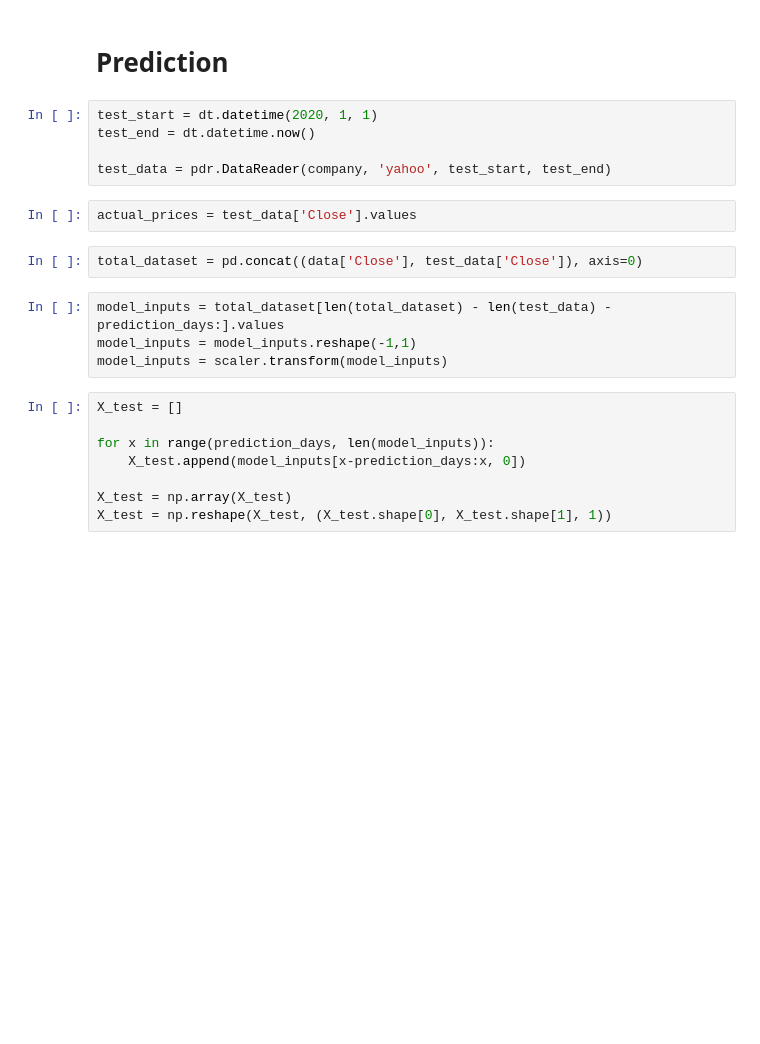
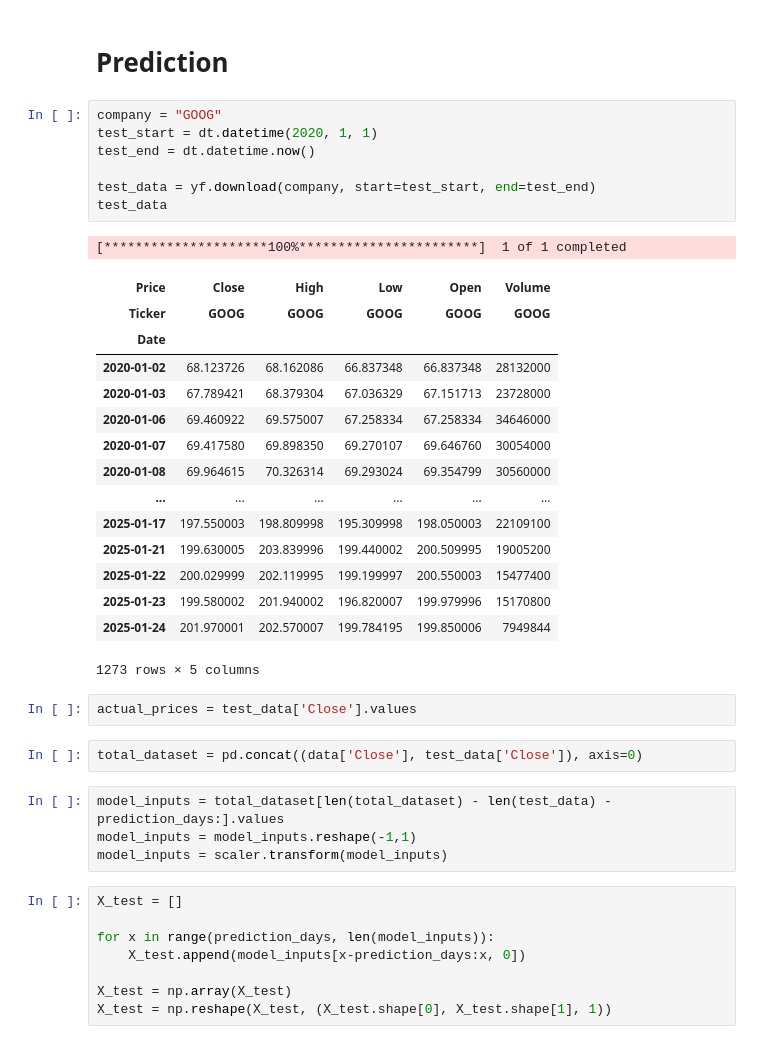
Before and after one commit to naimish75/Stock-Prediction-using-LSTM, a Jupyter notebook: Custom_LSTM_Stock.ipynb, the cells around one changed output. Cells and saved outputs as stored; diff of their text form; blank space fills up the shorter version.

```diff
--- a/Custom_LSTM_Stock.ipynb
+++ b/Custom_LSTM_Stock.ipynb
@@ -58,10 +116,29 @@ model.save("stock_pred.h5")
 # %% [markdown]
 # Prediction
 # %%
+company = "GOOG"
 test_start = dt.datetime(2020, 1, 1)
 test_end = dt.datetime.now()
 
-test_data = pdr.DataReader(company, 'yahoo', test_start, test_end)
+test_data = yf.download(company, start=test_start, end=test_end)
+test_data
+# %% [output]
+[*********************100%***********************]  1 of 1 completed
+| Price | Close | High | Low | Open | Volume |
+| Ticker | GOOG | GOOG | GOOG | GOOG | GOOG |
+| Date |  |  |  |  |  |
+| 2020-01-02 | 68.123726 | 68.162086 | 66.837348 | 66.837348 | 28132000 |
+| 2020-01-03 | 67.789421 | 68.379304 | 67.036329 | 67.151713 | 23728000 |
+| 2020-01-06 | 69.460922 | 69.575007 | 67.258334 | 67.258334 | 34646000 |
+| 2020-01-07 | 69.417580 | 69.898350 | 69.270107 | 69.646760 | 30054000 |
+| 2020-01-08 | 69.964615 | 70.326314 | 69.293024 | 69.354799 | 30560000 |
+| ... | ... | ... | ... | ... | ... |
+| 2025-01-17 | 197.550003 | 198.809998 | 195.309998 | 198.050003 | 22109100 |
+| 2025-01-21 | 199.630005 | 203.839996 | 199.440002 | 200.509995 | 19005200 |
+| 2025-01-22 | 200.029999 | 202.119995 | 199.199997 | 200.550003 | 15477400 |
+| 2025-01-23 | 199.580002 | 201.940002 | 196.820007 | 199.979996 | 15170800 |
+| 2025-01-24 | 201.970001 | 202.570007 | 199.784195 | 199.850006 | 7949844 |
+1273 rows × 5 columns
 # %%
 actual_prices = test_data['Close'].values
 # %%
```
Also changed, not shown: parts of 9 cells of this notebook.
